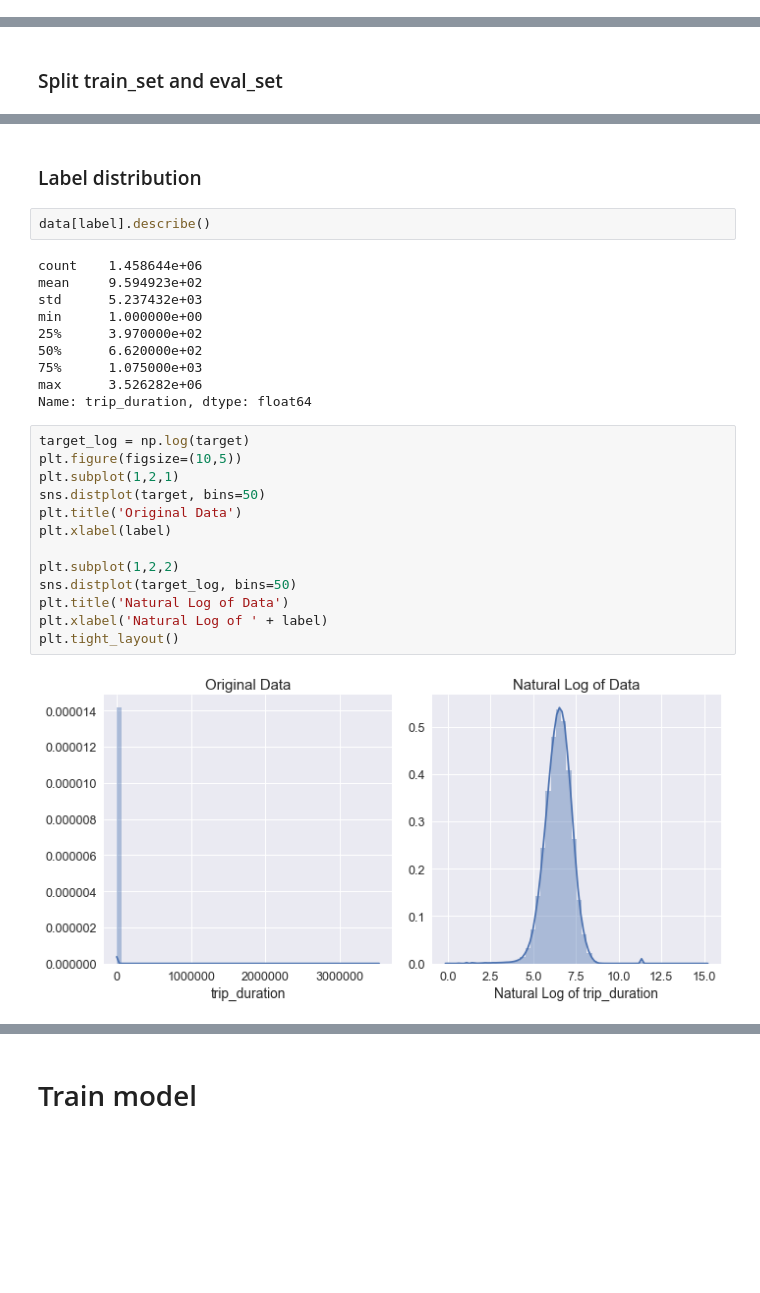
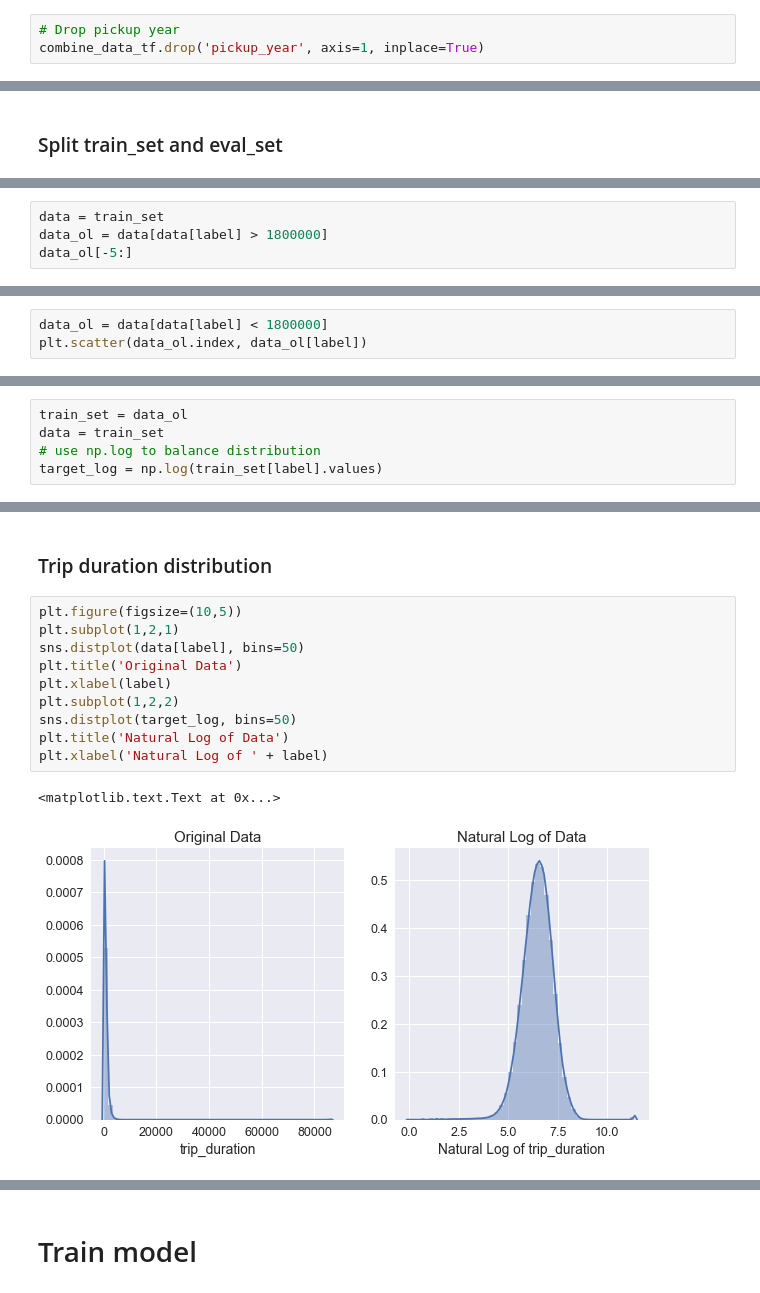
Before and after one commit to latuannetnam/kaggle, a Jupyter notebook: New York City Taxi Trip Duration/nb-taxi-trip-duration-v1.ipynb, the cells around one changed output, grey strips where cells are left out. Cells and saved outputs as stored; diff of their text form; blank space fills up the shorter version.

```diff
--- a/New York City Taxi Trip Duration/nb-taxi-trip-duration-v1.ipynb
+++ b/New York City Taxi Trip Duration/nb-taxi-trip-duration-v1.ipynb
@@ -209,0 +230,3 @@ combine_data_tf = data
+# %%
+# Drop pickup year
+combine_data_tf.drop('pickup_year', axis=1, inplace=True)
@@ -227,0 +283,4 @@ data[:5]
+# %%
+data = train_set
+data_ol = data[data[label] > 1800000]
+data_ol[-5:]
@@ -227,0 +295,3 @@ data[:5]
+# %%
+data_ol = data[data[label] < 1800000]
+plt.scatter(data_ol.index, data_ol[label])
@@ -227,0 +301,5 @@ data[:5]
+# %%
+train_set = data_ol
+data = train_set
+# use np.log to balance distribution
+target_log = np.log(train_set[label].values)
@@ -228,30 +318,16 @@ data[:5]
 # %% [markdown]
-### Label distribution
+### Trip duration distribution
-# %%
-data[label].describe()
-# %% [output]
-count    1.458644e+06
-mean     9.594923e+02
-std      5.237432e+03
-min      1.000000e+00
-25%      3.970000e+02
-50%      6.620000e+02
-75%      1.075000e+03
-max      3.526282e+06
-Name: trip_duration, dtype: float64
 # %%
-target_log = np.log(target)
 plt.figure(figsize=(10,5))
 plt.subplot(1,2,1)
-sns.distplot(target, bins=50)
+sns.distplot(data[label], bins=50)
 plt.title('Original Data')
 plt.xlabel(label)
-
 plt.subplot(1,2,2)
 sns.distplot(target_log, bins=50)
 plt.title('Natural Log of Data')
 plt.xlabel('Natural Log of ' + label)
-plt.tight_layout()
 # %% [output]
+<matplotlib.text.Text at 0x...>
-[figure, old version]
+[figure, new version]
 # %% [markdown]
```
Also changed, not shown: parts of 67 cells of this notebook, 5 other files.
